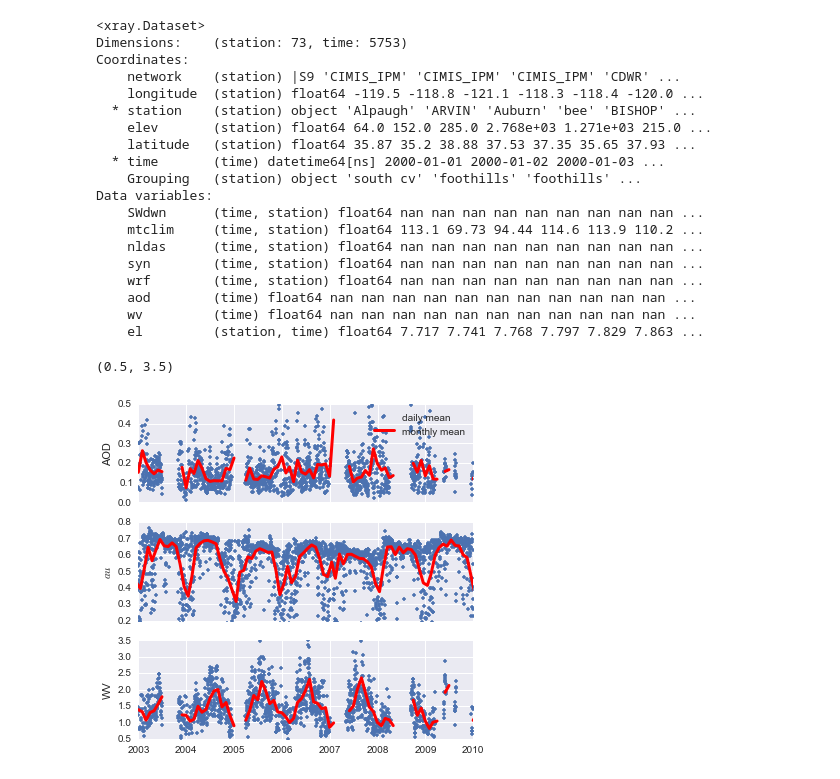
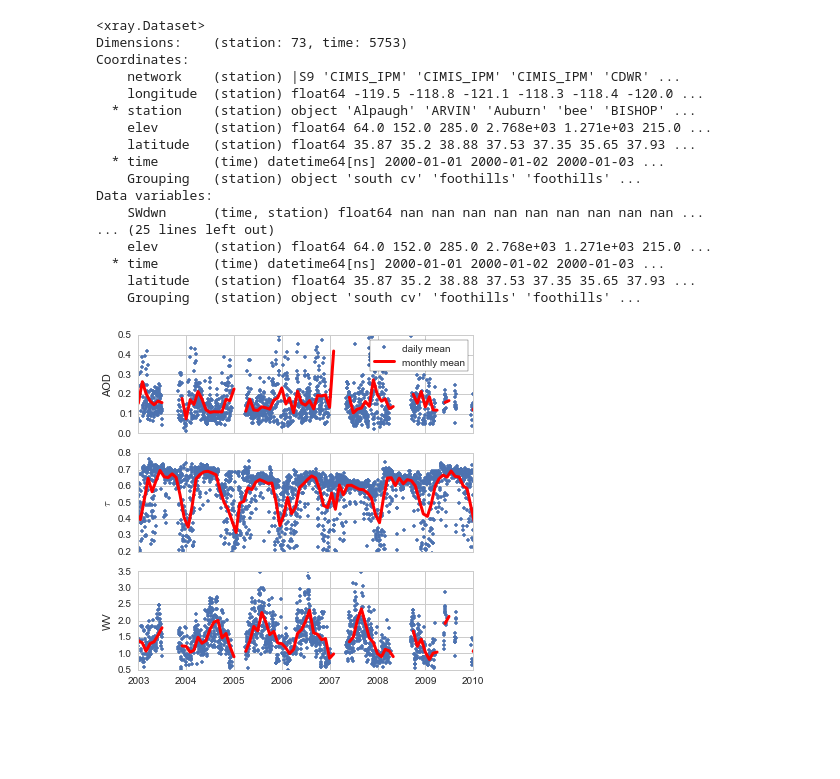
Before and after one commit to klapo/CalRad, a Jupyter notebook: CR.Aeronet.ipynb, the cells around one changed output. Cells and saved outputs as stored; diff of their text form; code cells hidden in the pictures; blank space fills up the shorter version.

```diff
--- a/CR.Aeronet.ipynb
+++ b/CR.Aeronet.ipynb
@@ -9,9 +9,6 @@
 # must insert this statement to render the plots within the notebook
 # this is specific to the ipython notebook
 %matplotlib inline
-
-## FLAGS for processing
-flag_getdata = 0              # Load and process raw data (1)? Or load pre-processed data (0)?
 
 ## Import statements
 # netcdf/numpy/xray/stats
@@ -26,6 +23,7 @@ import sys, pickle, os
 
 # import subplots function for plotting
 import seaborn as sns
+sns.set_style("whitegrid")
 import matplotlib
 from matplotlib.pyplot import subplots
 import matplotlib.pyplot as plt
@@ -36,11 +34,8 @@ from mpl_toolkits.basemap import Basemap
 import solargeo
 
 ## Directory listing
-# dir_data = '/Users/karllapo/gdrive/SnowHydrology/proj/CloudClimatology/data'
-# dir_print = '/Users/karllapo/gdrive/SnowHydrology/proj/CloudClimatology/Graphics'
-
-dir_data = '/Users/studentuser/gdrive/SnowHydrology/proj/CloudClimatology/data'
-dir_print = '/Users/studentuser/gdrive/SnowHydrology/proj/CloudClimatology/Graphics'
+dir_data = '/Users/karllapo/gdrive/SnowHydrology/proj/CloudClimatology/data'
+dir_print = '/Users/karllapo/gdrive/SnowHydrology/proj/CloudClimatology/Graphics'
 
 # List of sub-directory names for each data set
 dir_NLDAS = '/NLDAS'
@@ -51,8 +46,7 @@ dir_WRF = '/WRF'
 dir_AN = '/aeronet'
 
 # Directory for basemap pickle files
-# dir_bmap = '/Users/karllapo/gdrive/SnowHydrology/proj/CloudClimatology/data/basemap'
-dir_bmap = '/Users/studentuser/gdrive/SnowHydrology/proj/CloudClimatology/data/basemap'
+dir_bmap = '/Users/karllapo/gdrive/SnowHydrology/proj/CloudClimatology/data/basemap'
 # %%
 ####################################################################################################
 # Functions
@@ -85,8 +157,7 @@ nldas.SWdwn.values[nldas.SWdwn.values > 2000] = np.nan
 ## SYN ##
 os.chdir(dir_data+dir_SYN)
 syn = xray.open_dataset('CA.syn.irrad.daily.nc')
-syn.longitude.values = syn.longitude.values-360
-syn.latitude.values = syn.latitude.values[::-1]
+############ No flipping -- SYN reformatted on 08/20/15 for CR.Composite. OTHER SCRIPTS WILL NEED THIS FIX
 
 #########
 ## VIC ##
@@ -148,6 +219,12 @@ daily_mean['nldas'] = nldas
 daily_mean['mtclim'] = mtclim
 daily_mean['wrf'] = wrf
 daily_mean['grobs'] = grobs
+
+## Names
+# Product names
+pr_names = ['mtclim','nldas','syn','wrf']
+num_products = np.size(pr_names)
+grouping = ['north cv','south cv','west of crest','foothills','east of crest']
 # %%
 ####################################################
 ## Find grid point containing each ground station ##
@@ -281,5 +340,6 @@ Coordinates:
 # %%
 print(grobs)
+print(tau)
 # %% [output]
 <xray.Dataset>
 Dimensions:    (station: 73, time: 5753)
@@ -293,13 +353,11 @@ Coordinates:
     Grouping   (station) object 'south cv' 'foothills' 'foothills' ...
 Data variables:
     SWdwn      (time, station) float64 nan nan nan nan nan nan nan nan nan ...
-    mtclim     (time, station) float64 113.1 69.73 94.44 114.6 113.9 110.2 ...
-    nldas      (time, station) float64 nan nan nan nan nan nan nan nan nan ...
-    syn        (time, station) float64 nan nan nan nan nan nan nan nan nan ...
-    wrf        (time, station) float64 nan nan nan nan nan nan nan nan nan ...
-    aod        (time) float64 nan nan nan nan nan nan nan nan nan nan nan ...
-    wv         (time) float64 nan nan nan nan nan nan nan nan nan nan nan ...
-    el         (station, time) float64 7.717 7.741 7.768 7.797 7.829 7.863 ...
+... (25 lines left out)
+    elev       (station) float64 64.0 152.0 285.0 2.768e+03 1.271e+03 215.0 ...
+  * time       (time) datetime64[ns] 2000-01-01 2000-01-02 2000-01-03 ...
+    latitude   (station) float64 35.87 35.2 38.88 37.53 37.35 35.65 37.93 ...
+    Grouping   (station) object 'south cv' 'foothills' 'foothills' ...
 # %%
 ####################################################################################################
 # Aerosol Correlations
@@ -322,35 +372,40 @@ colsche = np.divide(colsche,256.)
 # %%
 #### Time series
 ## AOD
 f,axes = plt.subplots(3,1,sharex=True,figsize=(6,6))
 axes[0].plot(grobs.time,grobs.aod.values,'.',label='daily mean')
 axes[0].plot(grobs.aod.resample(freq='M',dim='time',how='mean').time,\
          grobs.aod.resample(freq='M',dim='time',how='mean').values,'r',linewidth=3,label='monthly mean')
 axes[0].set_xlim([datetime(2003,1,1),datetime(2010,1,1)])
 axes[0].set_ylabel('AOD')
 axes[0].set_ylim([0.,.5])
-axes[0].legend()
+leg = axes[0].legend(frameon=True)
+leg.get_frame().set_edgecolor('k')
 
 ## Transmissivity
 tau = grobs.SWdwn/(np.sin(grobs.el*np.pi/180)*1365)
 axes[1].plot(tau.time,tau.loc[{'station':'FRESNO'}].values,'.')
 axes[1].plot(tau.loc[{'station':'FRESNO'}].resample(freq='M',dim='time',how='mean').time-pd.Timedelta(days=15),\
             tau.loc[{'station':'FRESNO'}].resample(freq='M',dim='time',how='mean').values,\
             'r',linewidth=3)
 axes[1].set_xlim([datetime(2003,1,1),datetime(2010,1,1)])
-axes[1].set_ylabel('$\tau$')
+axes[1].set_ylabel('$\\tau$')
 axes[1].set_ylim([.2,.8])
 
 ## WV
 axes[2].plot(grobs.time,grobs.wv.values,'.')
 axes[2].plot(grobs.wv.resample(freq='M',dim='time',how='mean').time,\
          grobs.wv.resample(freq='M',dim='time',how='mean').values,'r',linewidth=3)
 axes[2].set_xlim([datetime(2003,1,1),datetime(2010,1,1)])
 axes[2].set_ylabel('WV')
 axes[2].set_ylim([.5,3.5])
+
+# Output
+os.chdir(dir_print)
+fname = 'Tau_AOD_WV.TimeSeries.png'
+f.savefig(fname)
 # %% [output]
-(0.5, 3.5)
-[figure, old version]
+[figure, new version]
 # %%
 #### Correlations - AOD
 # AOD
```
Also changed, not shown: parts of 15 cells of this notebook.
